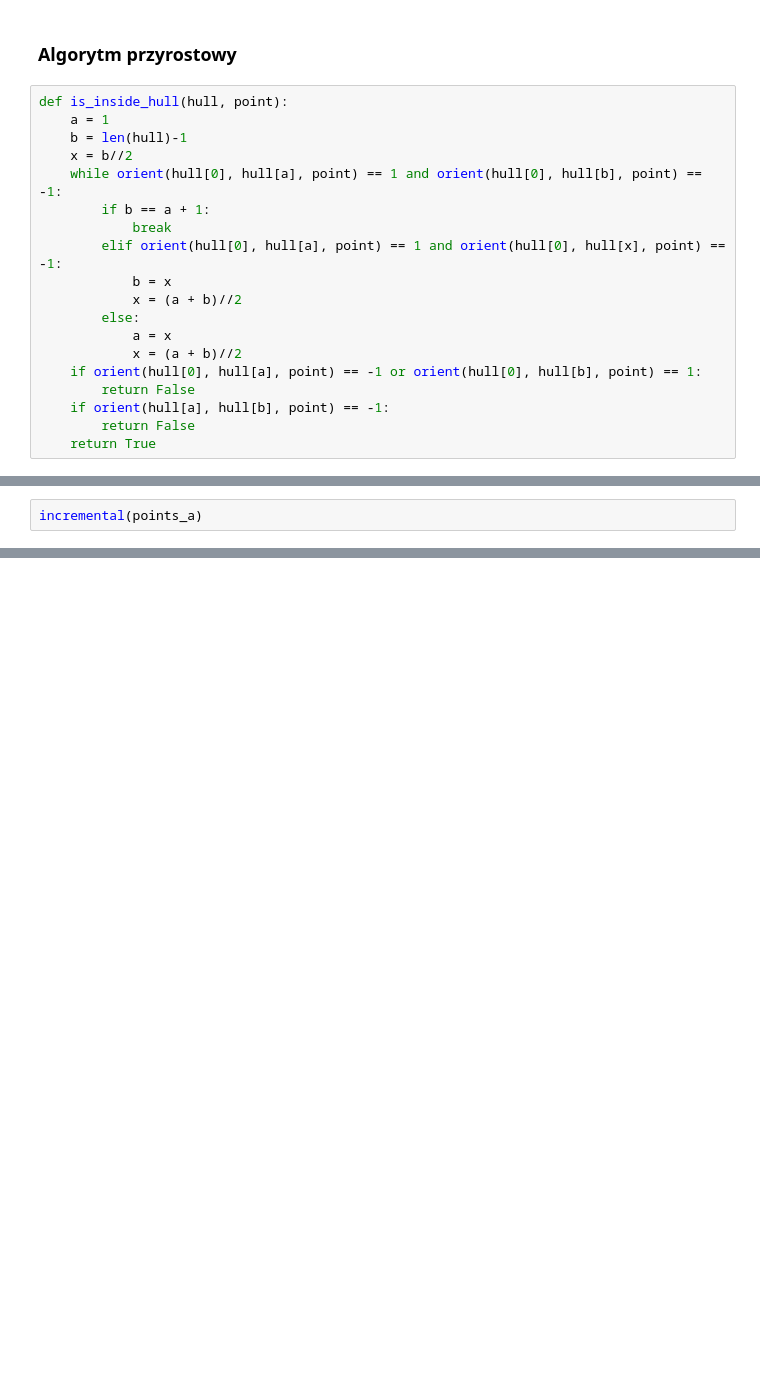
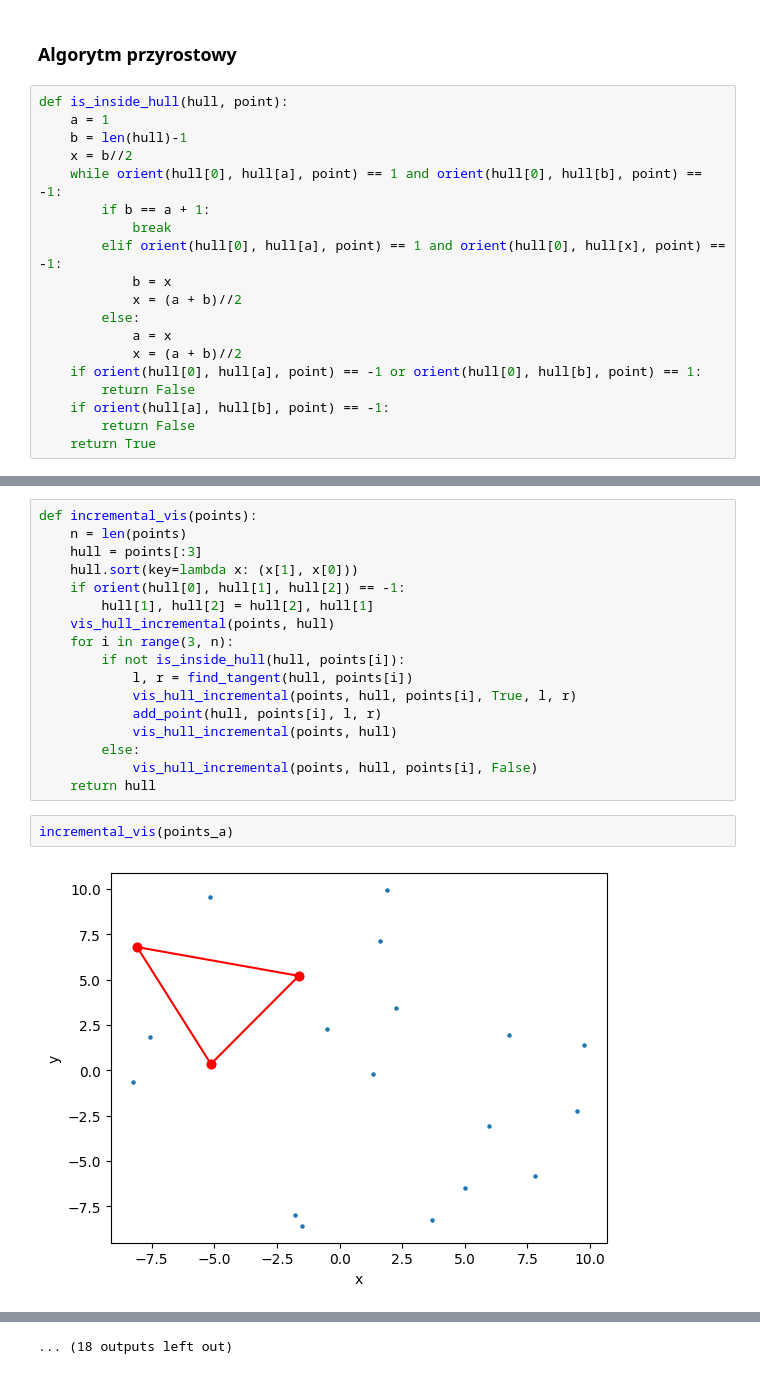
Before and after one commit to DEFALT314/geometric-algorithms-convex-hull, a Jupyter notebook: main.ipynb, the cells around one changed output, grey strips where cells are left out. Cells and saved outputs as stored; diff of their text form; blank space fills up the shorter version.

```diff
--- a/main.ipynb
+++ b/main.ipynb
@@ -81,2 +143,21 @@ def incremental(points):
+# %%
+def incremental_vis(points):
+    n = len(points)
+    hull = points[:3]
+    hull.sort(key=lambda x: (x[1], x[0]))
+    if orient(hull[0], hull[1], hull[2]) == -1:
+        hull[1], hull[2] = hull[2], hull[1]
+    vis_hull_incremental(points, hull)
+    for i in range(3, n):
+        if not is_inside_hull(hull, points[i]):
+            l, r = find_tangent(hull, points[i])
+            vis_hull_incremental(points, hull, points[i], True, l, r)
+            add_point(hull, points[i], l, r)
+            vis_hull_incremental(points, hull)
+        else:
+            vis_hull_incremental(points, hull, points[i], False)
+    return hull
 # %%
-incremental(points_a)
+incremental_vis(points_a)
+# %% [output]
+[figure, added]
@@ -82,0 +175 @@ incremental(points_a)
+... (18 outputs left out)
```
Also changed, not shown: parts of 10 cells of this notebook.
